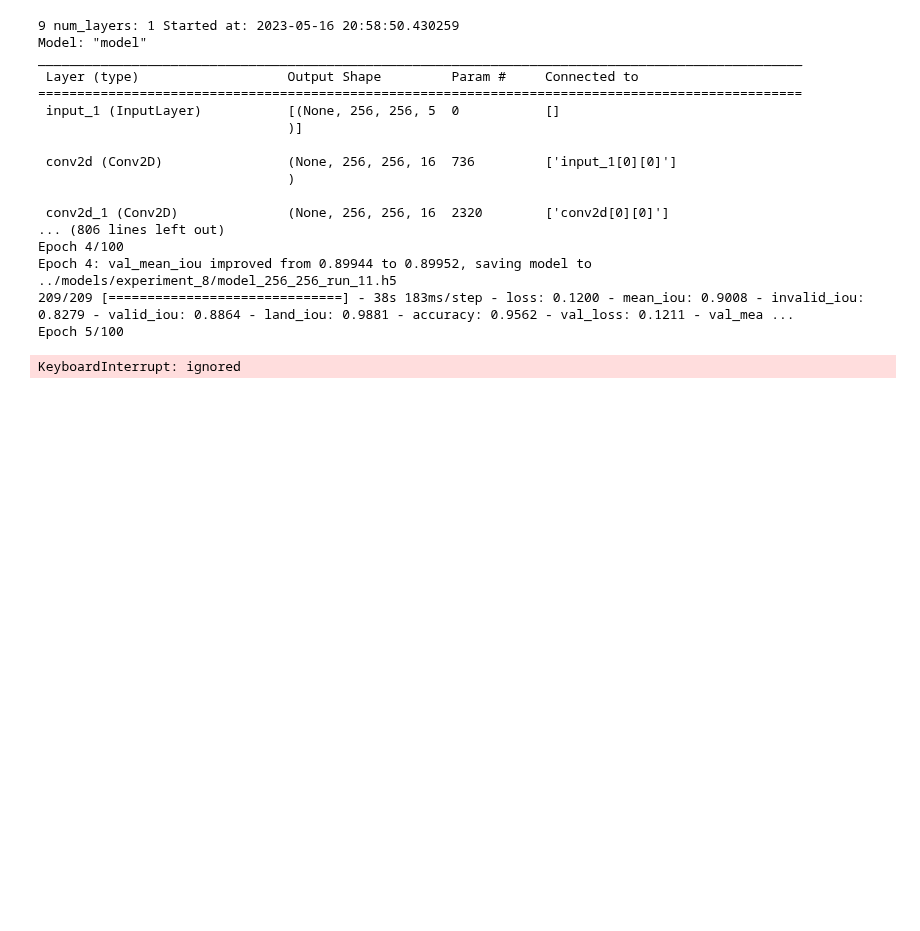
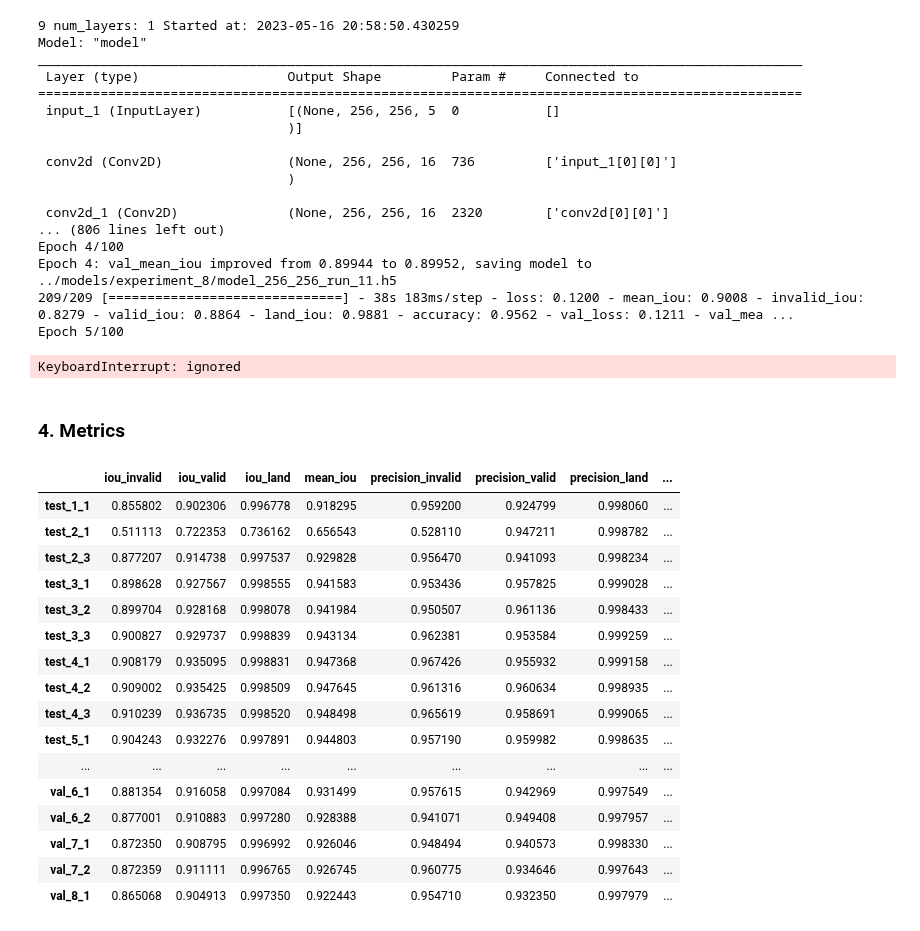
Before and after one commit to emely3h/Geospatial_ML, a Jupyter notebook: experiments/experiment_8.ipynb, the cells around one changed output. Cells and saved outputs as stored; diff of their text form; code cells hidden in the pictures; blank space fills up the shorter version.

```diff
--- a/experiments/experiment_8.ipynb
+++ b/experiments/experiment_8.ipynb
@@ -342,3 +339,5 @@ Epoch 4: val_mean_iou improved from 0.89944 to 0.89952, saving model to ../model
 209/209 [==============================] - 38s 183ms/step - loss: 0.1200 - mean_iou: 0.9008 - invalid_iou: 0.8279 - valid_iou: 0.8864 - land_iou: 0.9881 - accuracy: 0.9562 - val_loss: 0.1211 - val_mea ...
 Epoch 5/100
 KeyboardInterrupt: ignored
+# %% [markdown]
+### 4. Metrics
@@ -344,0 +353,26 @@ KeyboardInterrupt: ignored
+# %%
+df = pd.DataFrame(metrics)
+
+for i, _ in enumerate(files):
+  files[i] = files[i][8:-4]
+
+df.index = files
+df
+# %% [output]
+|  | iou_invalid | iou_valid | iou_land | mean_iou | precision_invalid | precision_valid | precision_land | ... |
+| test_1_1 | 0.855802 | 0.902306 | 0.996778 | 0.918295 | 0.959200 | 0.924799 | 0.998060 | ... |
+| test_2_1 | 0.511113 | 0.722353 | 0.736162 | 0.656543 | 0.528110 | 0.947211 | 0.998782 | ... |
+| test_2_3 | 0.877207 | 0.914738 | 0.997537 | 0.929828 | 0.956470 | 0.941093 | 0.998234 | ... |
+| test_3_1 | 0.898628 | 0.927567 | 0.998555 | 0.941583 | 0.953436 | 0.957825 | 0.999028 | ... |
+| test_3_2 | 0.899704 | 0.928168 | 0.998078 | 0.941984 | 0.950507 | 0.961136 | 0.998433 | ... |
+| test_3_3 | 0.900827 | 0.929737 | 0.998839 | 0.943134 | 0.962381 | 0.953584 | 0.999259 | ... |
+| test_4_1 | 0.908179 | 0.935095 | 0.998831 | 0.947368 | 0.967426 | 0.955932 | 0.999158 | ... |
+| test_4_2 | 0.909002 | 0.935425 | 0.998509 | 0.947645 | 0.961316 | 0.960634 | 0.998935 | ... |
+| test_4_3 | 0.910239 | 0.936735 | 0.998520 | 0.948498 | 0.965619 | 0.958691 | 0.999065 | ... |
+| test_5_1 | 0.904243 | 0.932276 | 0.997891 | 0.944803 | 0.957190 | 0.959982 | 0.998635 | ... |
+| ... | ... | ... | ... | ... | ... | ... | ... | ... |
+| val_6_1 | 0.881354 | 0.916058 | 0.997084 | 0.931499 | 0.957615 | 0.942969 | 0.997549 | ... |
+| val_6_2 | 0.877001 | 0.910883 | 0.997280 | 0.928388 | 0.941071 | 0.949408 | 0.997957 | ... |
+| val_7_1 | 0.872350 | 0.908795 | 0.996992 | 0.926046 | 0.948494 | 0.940573 | 0.998330 | ... |
+| val_7_2 | 0.872359 | 0.911111 | 0.996765 | 0.926745 | 0.960775 | 0.934646 | 0.997643 | ... |
+| val_8_1 | 0.865068 | 0.904913 | 0.997350 | 0.922443 | 0.954710 | 0.932350 | 0.997979 | ... |
```
Also changed, not shown: parts of 5 cells of this notebook.
